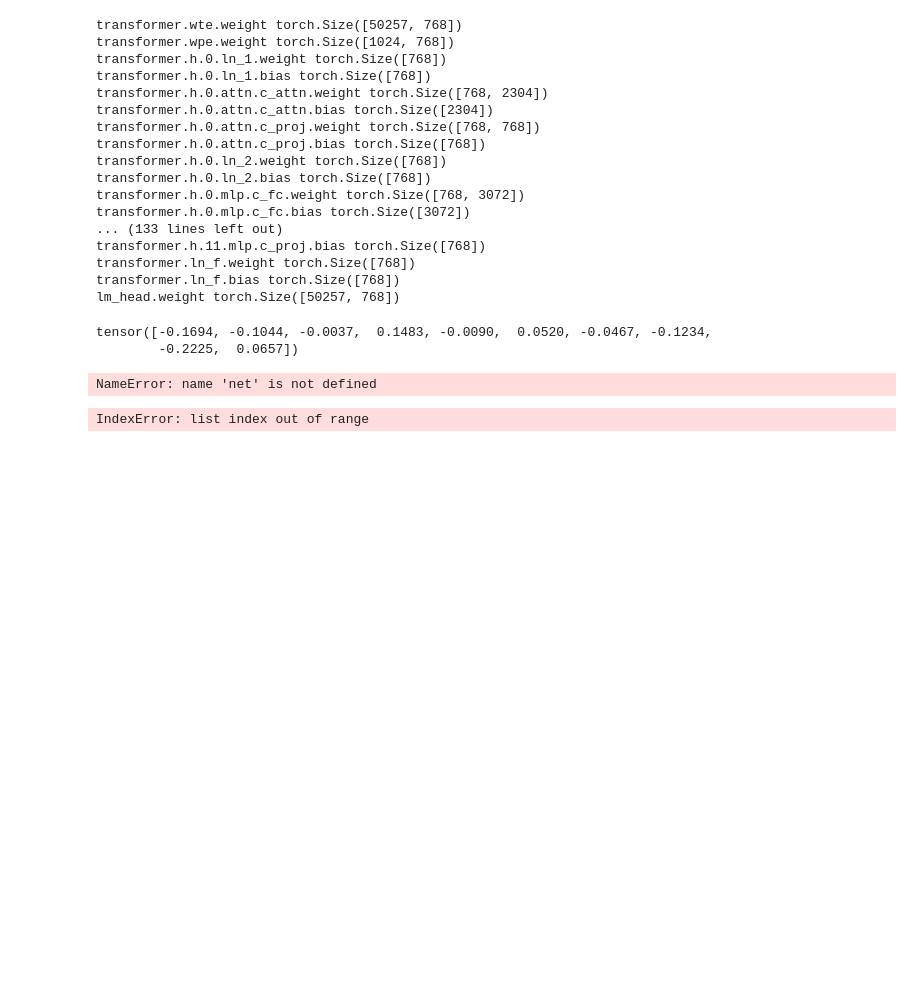
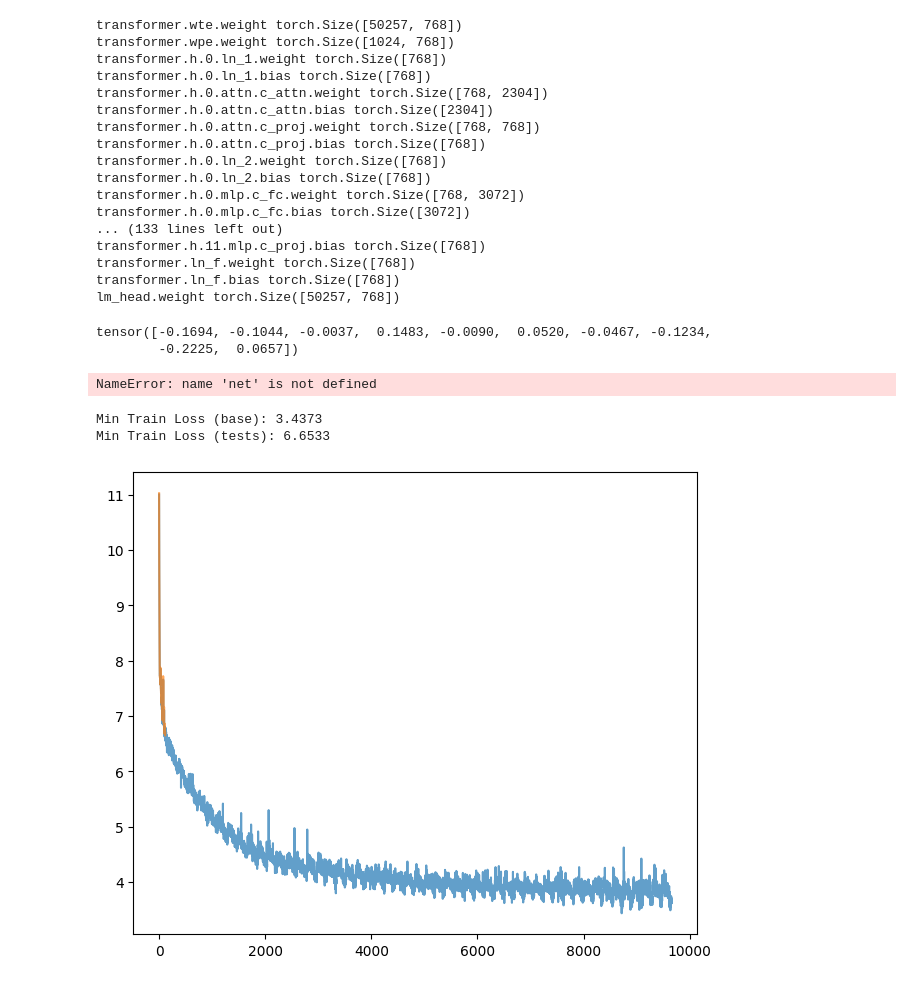
Before and after one commit to Vervious/gpt, a Jupyter notebook: play.ipynb, the cells around one changed output. Drawn from its saved outputs; the diff is of its cells as text; code cells hidden in the pictures; blank space fills up the shorter version.

```diff
--- a/play.ipynb
+++ b/play.ipynb
@@ -222,7 +222,7 @@ def gen_points(filename):
         streams_xy[k] = list(zip(*xy))
     return streams_xy
 
-testname = "9-experiment"
+testname = "10-resescape"
 # testname = "8-everylayer-nores-true"
 # testname = "7-test-2"
 streams_xy_0 = gen_points("log-ben/7-test-2-log.txt")
@@ -255,31 +255,33 @@ plt.savefig(f"img/{testname}i.png")
 # xs, ys = streams_xy_0["val"] # validation loss
 # plt.plot(xs, ys, label=f'nanogpt ({sz}) val loss base')
 # # horizontal line at GPT-2 baseline
 # if loss_baseline is not None:
 #     plt.axhline(y=loss_baseline, color='r', linestyle='--', label=f"OpenAI GPT-2 ({sz}) checkpoint val loss")
 # plt.xlabel("steps")
 # plt.ylabel("loss")
 # plt.yscale('log')
 # plt.ylim(top=8.0)
 # plt.xlim(right=30000)
 # plt.legend()
 # plt.title("Loss")
 # print("Min Validation Loss:", min(ys))
 
 # # Panel 2: HellaSwag eval
 # plt.subplot(122)
 # xs, ys = streams_xy_test["hellaswag"] # HellaSwag eval
 # ys = np.array(ys)
 # plt.plot(xs, ys, label=f"nanogpt ({sz})")
 # # horizontal line at GPT-2 baseline
 # if hella2_baseline:
 #     plt.axhline(y=hella2_baseline, color='r', linestyle='--', label=f"OpenAI GPT-2 ({sz}) checkpoint")
 # if hella3_baseline:
 #     plt.axhline(y=hella3_baseline, color='g', linestyle='--', label=f"OpenAI GPT-3 ({sz}) checkpoint")
 # plt.xlabel("steps")
 # plt.ylabel("accuracy")
 # plt.legend()
 # plt.title("HellaSwag eval")
 # print("Max Hellaswag eval:", max(ys))
 # %% [output]
-IndexError: list index out of range
+Min Train Loss (base): 3.4373
+Min Train Loss (tests): 6.6533
+[figure, added]
```
Also changed, not shown: 16 other files.
